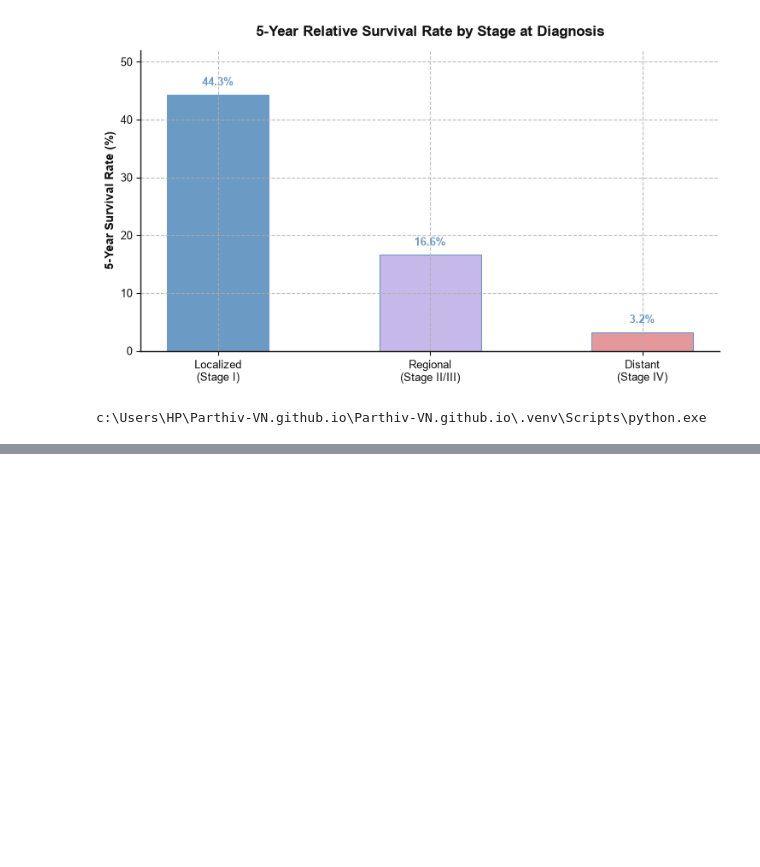
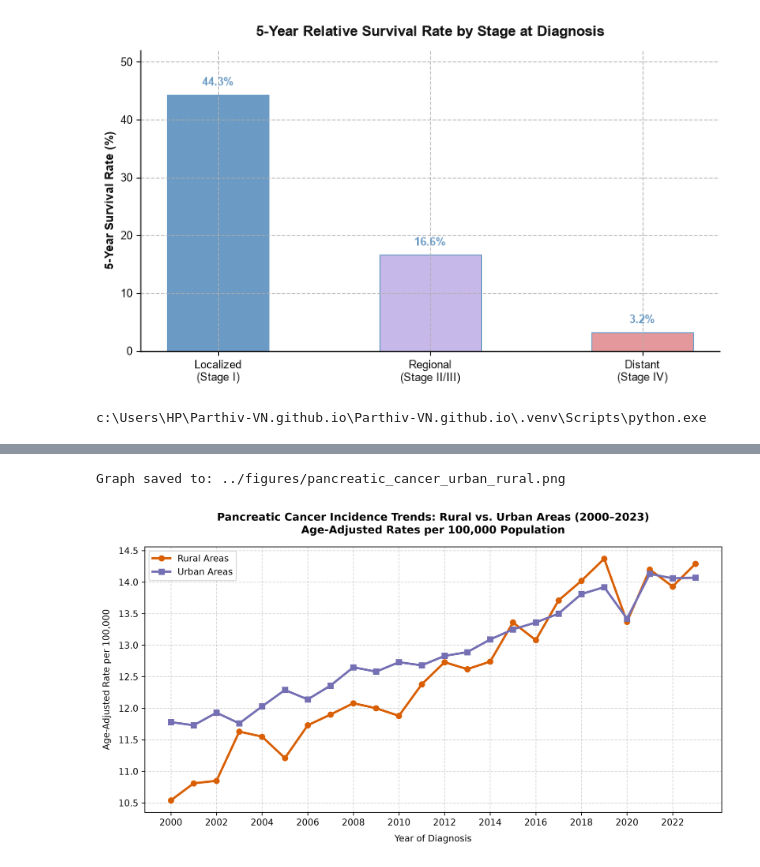
Before and after one commit to Parthiv-VN/Parthiv-VN.github.io, a Jupyter notebook: notebooks/pancreatic_cancer_analysis.ipynb, the cells around one changed output, grey strips where cells are left out. Saved outputs shown, nothing was run; the diff lists cells and outputs as text; code cells hidden in the pictures; blank space fills up the shorter version.

```diff
--- a/notebooks/pancreatic_cancer_analysis.ipynb
+++ b/notebooks/pancreatic_cancer_analysis.ipynb
@@ -490,0 +630,76 @@ fig.write_html("../figures/incidence_by_sex.html")
+# %%
+import pandas as pd
+import matplotlib.pyplot as plt
+from pathlib import Path
+
+# ---------------------------------------------------------
+# Load and Parse SEER Urban/Rural Data
+# ---------------------------------------------------------
+
+file_path = "../data/raw/incidence_by_rural_urban.csv"
+
+# Read multi-level SEER CSV, skipping metadata header lines
+df_raw = pd.read_csv(file_path, skiprows=4, header=[0, 1])
+
+# Filter out footer metadata to retain numeric diagnosis years (2000-2023)
+df_clean = df_raw.dropna(subset=[('Unnamed: 0_level_0', 'Year of Diagnosis')]).copy()
+df_clean = df_clean[df_clean[('Unnamed: 0_level_0', 'Year of Diagnosis')].str.isnumeric()]
+
+# Parse numerical columns
+df_clean['Year'] = df_clean[('Unnamed: 0_level_0', 'Year of Diagnosis')].astype(int)
+df_clean['Rural_Rate'] = df_clean[('Rural Areas', 'Rate per 100,000')].astype(float)
+df_clean['Urban_Rate'] = df_clean[('Urban Areas', 'Rate per 100,000')].astype(float)
+
+# ---------------------------------------------------------
+# Create Trend Chart
+# ---------------------------------------------------------
+
+plt.figure(figsize=(10, 5.5), dpi=300)
+
+plt.plot(
+    df_clean['Year'],
+    df_clean['Rural_Rate'],
+    marker='o',
+    linewidth=2.5,
+    color='#d95f02',
+    label='Rural Areas'
+)
+
+plt.plot(
+    df_clean['Year'],
+    df_clean['Urban_Rate'],
+    marker='s',
+    linewidth=2.5,
+    color='#7570b3',
+    label='Urban Areas'
+)
+
+# Formatting
+plt.title(
+    "Pancreatic Cancer Incidence Trends: Rural vs. Urban Areas (2000–2023)\nAge-Adjusted Rates per 100,000 Population",
+    fontsize=12,
+    fontweight='bold',
+    pad=15
+)
+plt.xlabel("Year of Diagnosis", fontsize=10, labelpad=8)
+plt.ylabel("Age-Adjusted Rate per 100,000", fontsize=10, labelpad=8)
+plt.grid(True, linestyle='--', alpha=0.5)
+plt.xticks(df_clean['Year'][::2])  # Show every 2nd year on x-axis
+plt.legend(frameon=True, fontsize=10, loc='upper left')
+
+plt.tight_layout()
+
+# ---------------------------------------------------------
+# Save Output
+# ---------------------------------------------------------
+
+Path("../figures").mkdir(exist_ok=True)
+output_path = "../figures/pancreatic_cancer_urban_rural.png"
+
+plt.savefig(output_path, dpi=300, bbox_inches="tight")
+print(f"Graph saved to: {output_path}")
+
+plt.show()
+# %% [output]
+Graph saved to: ../figures/pancreatic_cancer_urban_rural.png
+[figure, added]
```
Also changed, not shown: parts of 2 cells of this notebook, 7 other files.
